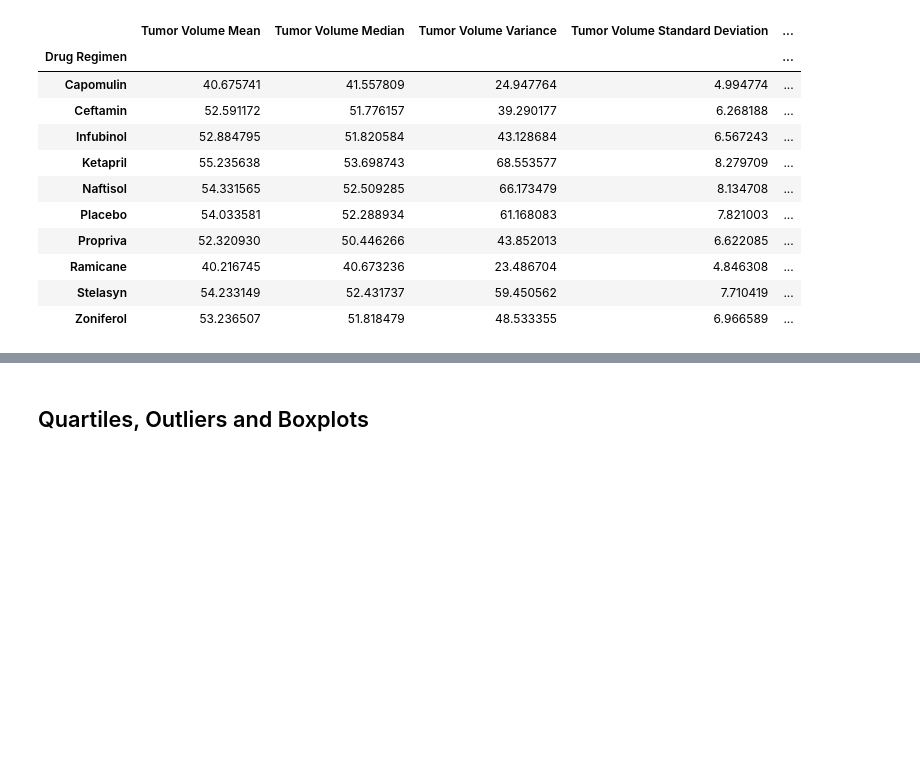
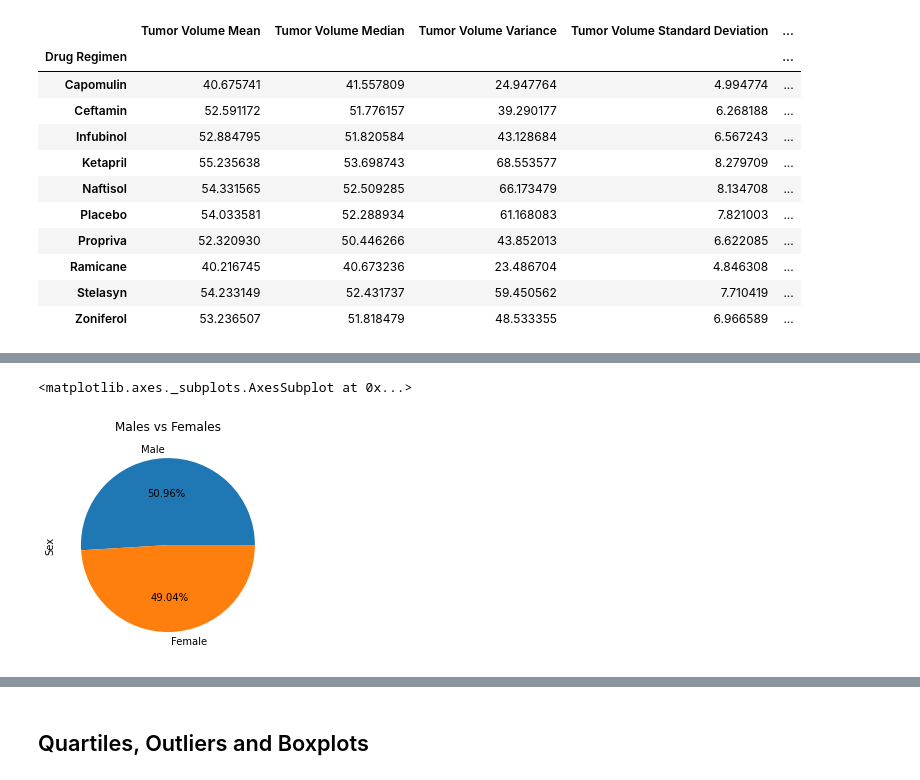
Before and after one commit to rteves0914/Matplotlib-challenge, a Jupyter notebook: Pymaceuticals.ipynb, the cells around one changed output, grey strips where cells are left out. Cells and saved outputs as stored; diff of their text form; code cells hidden in the pictures; blank space fills up the shorter version.

```diff
--- a/Pymaceuticals.ipynb
+++ b/Pymaceuticals.ipynb
@@ -173,4 +170,10 @@ plt.show()
 # %%
 # Generate a pie plot showing the distribution of female versus male mice using pandas
+gender_count = clean_df["Sex"].value_counts()
+pie_chart = gender_count.plot(kind="pie", title="Males vs Females", autopct="%1.2f%%")
+pie_chart
+# %% [output]
+<matplotlib.axes._subplots.AxesSubplot at 0x...>
+[figure, added]
 # %%
 # Generate a pie plot showing the distribution of female versus male mice using pyplot
```
Also changed, not shown: parts of 6 cells of this notebook.
